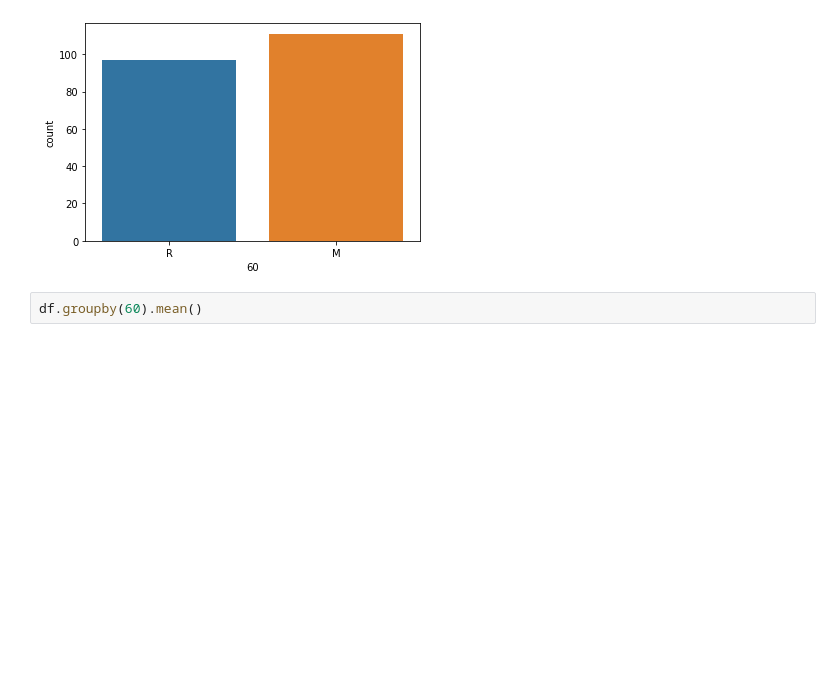
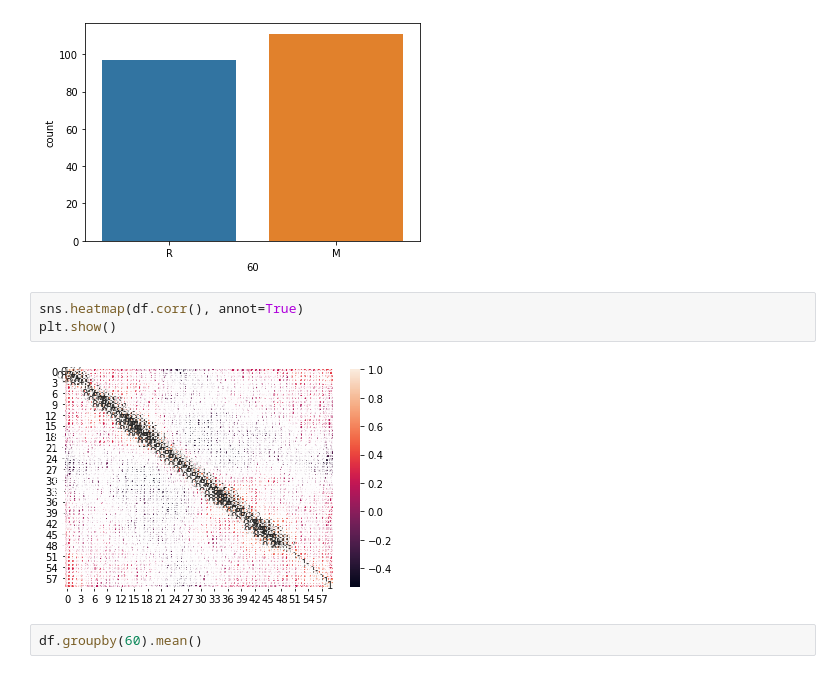
Before and after one commit to Pushpakdesale08/Sonar-Rock-vs-Mine-Prediction-ML-project, a Jupyter notebook: Sonar Rocks vs Mines Prediction.ipynb, the cells around one changed output. Drawn from its saved outputs; the diff is of its cells as text; blank space fills up the shorter version.

```diff
--- a/Sonar Rocks vs Mines Prediction.ipynb
+++ b/Sonar Rocks vs Mines Prediction.ipynb
@@ -79,6 +79,11 @@ sns.countplot(df[60])
 # %% [output]
 <AxesSubplot:xlabel='60', ylabel='count'>
 [figure]
+# %%
+sns.heatmap(df.corr(), annot=True)
+plt.show()
+# %% [output]
+[figure, added]
 # %%
 df.groupby(60).mean()
 # %% [output]
```
